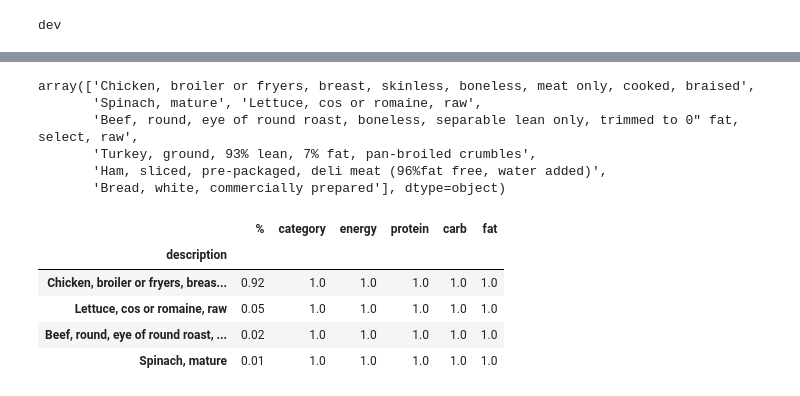
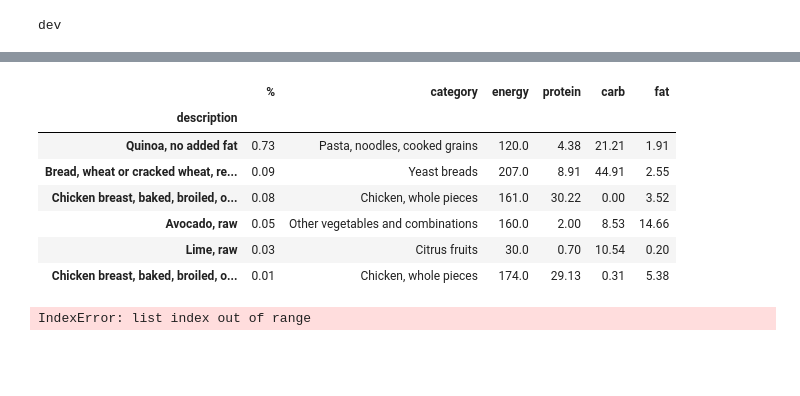
Before and after one commit to DmitriyG228/food, a Jupyter notebook: search_segmented_stable.ipynb, the cells around one changed output, grey strips where cells are left out. Cells and saved outputs as stored; diff of their text form; code cells hidden in the pictures; blank space fills up the shorter version.

```diff
--- a/search_segmented_stable.ipynb
+++ b/search_segmented_stable.ipynb
@@ -62,5 +73,5 @@ total_size = image.size[0]*image.size[1]
 # %%
-thershold = 0.0003
+thershold = 0.15
 params = {'url':url,'thershold':thershold}
 boxes,mask = requests.post('http://127.0.0.1:8185/get_boxes/?',params = params).json()
 mask = np.array(mask)
@@ -78,16 +93,7 @@ for d in df[['index','boxes']].to_dict('records'):
 clip_df = pd.DataFrame()
 for u in urls:
     clip_df = clip_df.append(search_clip(u,head = 1)[1])
-clip_df = clip_df.reset_index(drop = True)[['description','score']]#,'category','energy','protein','carb','fat'
+clip_df = clip_df.reset_index(drop = True)[['description','score','category','energy','protein','carb','fat']]#,
-# %%
-clip_df['description'].unique()
-# %% [output]
-array(['Chicken, broiler or fryers, breast, skinless, boneless, meat only, cooked, braised',
-       'Spinach, mature', 'Lettuce, cos or romaine, raw',
-       'Beef, round, eye of round roast, boneless, separable lean only, trimmed to 0" fat, select, raw',
-       'Turkey, ground, 93% lean, 7% fat, pan-broiled crumbles',
-       'Ham, sliced, pre-packaged, deli meat (96%fat free, water added)',
-       'Bread, white, commercially prepared'], dtype=object)
 # %%
 df = clip_df.join(df)
 df = df[df['score']>0.24]
@@ -97,13 +103,7 @@ df = df.rename(columns = {'level_0':'box_area_rank'})
 # df = df.sort_values('box_area_rank',ascending = False)
 df['boxes'] = df['boxes'].apply(lambda b:[int(bb) for bb in b])
 # %%
-df = df[df['area']<total_size*0.5]
+# df = df[df['area']<total_size*0.5]
-# %%
-df['energy'] = 1.
-df['category']=1.
-df['protein']=1.
-df['carb']=1.
-df['fat']=1.
 # %%
 arrays= []
 for row in df[['box_area_rank','energy','boxes']].iterrows():
@@ -123,17 +123,24 @@ arrays = arrays*mask.T
 # %%
 classes =  arrays[:,0,:,:].max(0)
 df_count_classes = df[['box_area_rank','description']].set_index('box_area_rank').reindex(classes.reshape(classes.shape[0]*classes.shape[0]))
 df_count_classes = df_count_classes.dropna().reset_index().groupby('description').count().sort_values('box_area_rank',ascending = False).head(20)
 df_count_classes['%'] = (df_count_classes['box_area_rank']/df_count_classes['box_area_rank'].sum()).round(2)
 r = df_count_classes[['%']].join(df.drop_duplicates('description').set_index('description')[['category','energy','protein','carb','fat']])
-r[r['%']>0.005]
+r = r[r['%']>0.005]
+r
 # %% [output]
 |  | % | category | energy | protein | carb | fat |
 | description |  |  |  |  |  |  |
-| Chicken, broiler or fryers, breas... | 0.92 | 1.0 | 1.0 | 1.0 | 1.0 | 1.0 |
-| Lettuce, cos or romaine, raw | 0.05 | 1.0 | 1.0 | 1.0 | 1.0 | 1.0 |
-| Beef, round, eye of round roast, ... | 0.02 | 1.0 | 1.0 | 1.0 | 1.0 | 1.0 |
-| Spinach, mature | 0.01 | 1.0 | 1.0 | 1.0 | 1.0 | 1.0 |
+| Quinoa, no added fat | 0.73 | Pasta, noodles, cooked grains | 120.0 | 4.38 | 21.21 | 1.91 |
+| Bread, wheat or cracked wheat, re... | 0.09 | Yeast breads | 207.0 | 8.91 | 44.91 | 2.55 |
+| Chicken breast, baked, broiled, o... | 0.08 | Chicken, whole pieces | 161.0 | 30.22 | 0.00 | 3.52 |
+| Avocado, raw | 0.05 | Other vegetables and combinations | 160.0 | 2.00 | 8.53 | 14.66 |
+| Lime, raw | 0.03 | Citrus fruits | 30.0 | 0.70 | 10.54 | 0.20 |
+| Chicken breast, baked, broiled, o... | 0.01 | Chicken, whole pieces | 174.0 | 29.13 | 0.31 | 5.38 |
+# %%
+get_image_from_url(urls[17])
+# %% [output]
+IndexError: list index out of range
 # %%
 colories_tensor = np.where((arrays[:,0,:,:] == arrays[:,0,:,:].max(0)),arrays[:,1,:,:],0).max(0)
 colories_tensor[colories_tensor!=0].mean()
```
Also changed, not shown: parts of 12 cells of this notebook, 2 other files.
